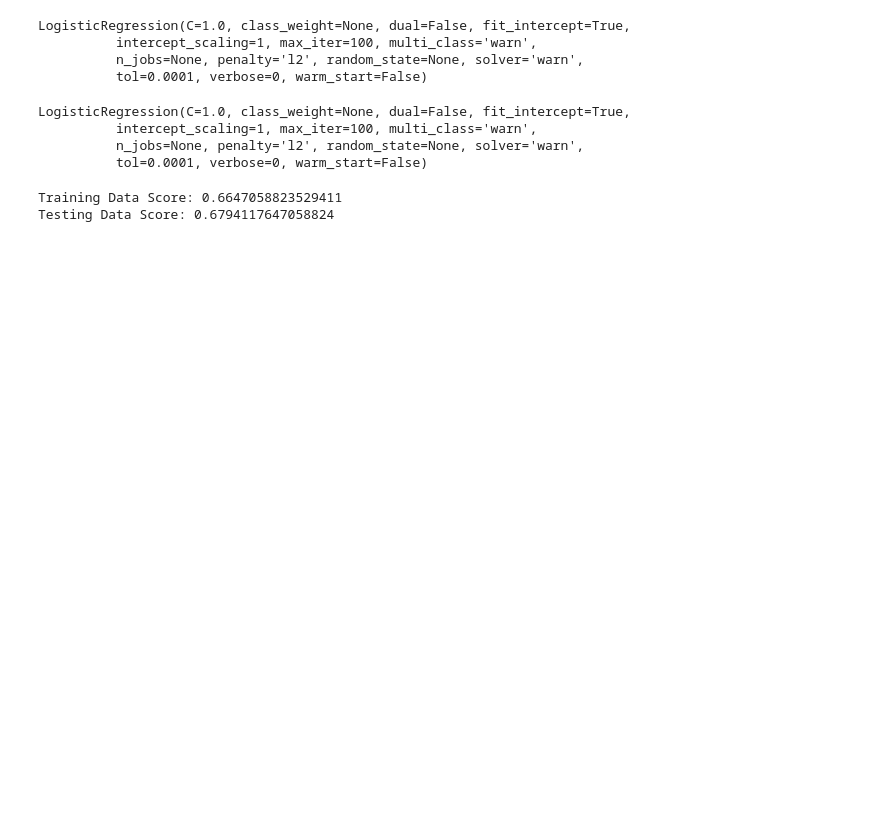
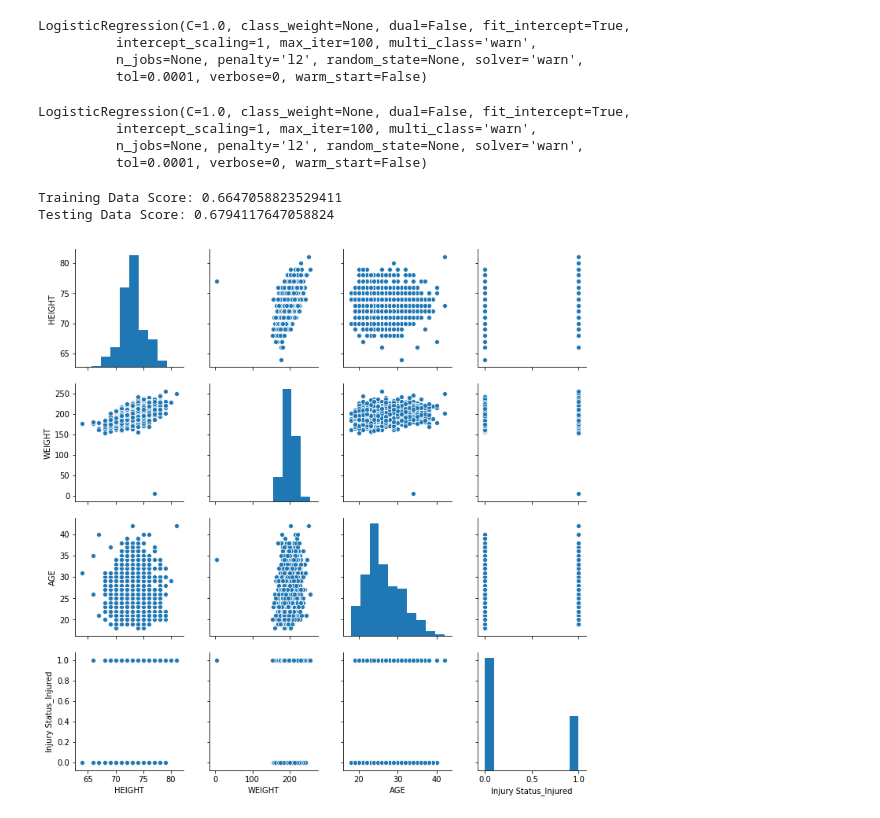
Before and after one commit to ibourzgui/project3_Imane, a Jupyter notebook: NHL_HotEncod.ipynb, the cells around one changed output. Saved outputs shown, nothing was run; the diff lists cells and outputs as text; code cells hidden in the pictures; blank space fills up the shorter version.

```diff
--- a/NHL_HotEncod.ipynb
+++ b/NHL_HotEncod.ipynb
@@ -86,3 +177,14 @@ Testing Data Score: 0.6794117647058824
 # new_data = np.array([[-2, 6]])
 # plt.scatter(X[:, 0], X[:, 1], c=y)
 # plt.scatter(new_data[0, 0], new_data[0, 1], c="r", marker="o", s=100)
+# %%
+# library & dataset
+import seaborn as sns
+df = Encoded_df
+import matplotlib.pyplot as plt
+# %%
+# Basic correlogram
+sns.pairplot(df)
+plt.show()
+# %% [output]
+[figure, added]
```
Also changed, not shown: parts of 15 cells of this notebook, 11 other files.
